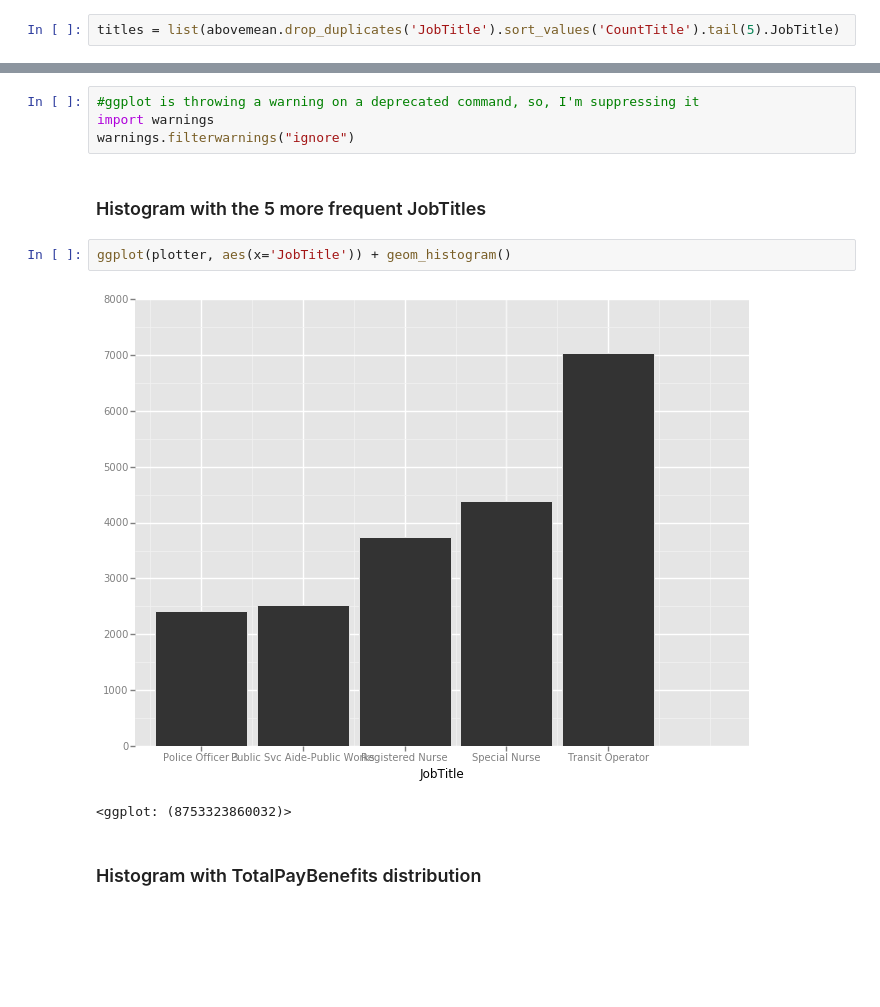
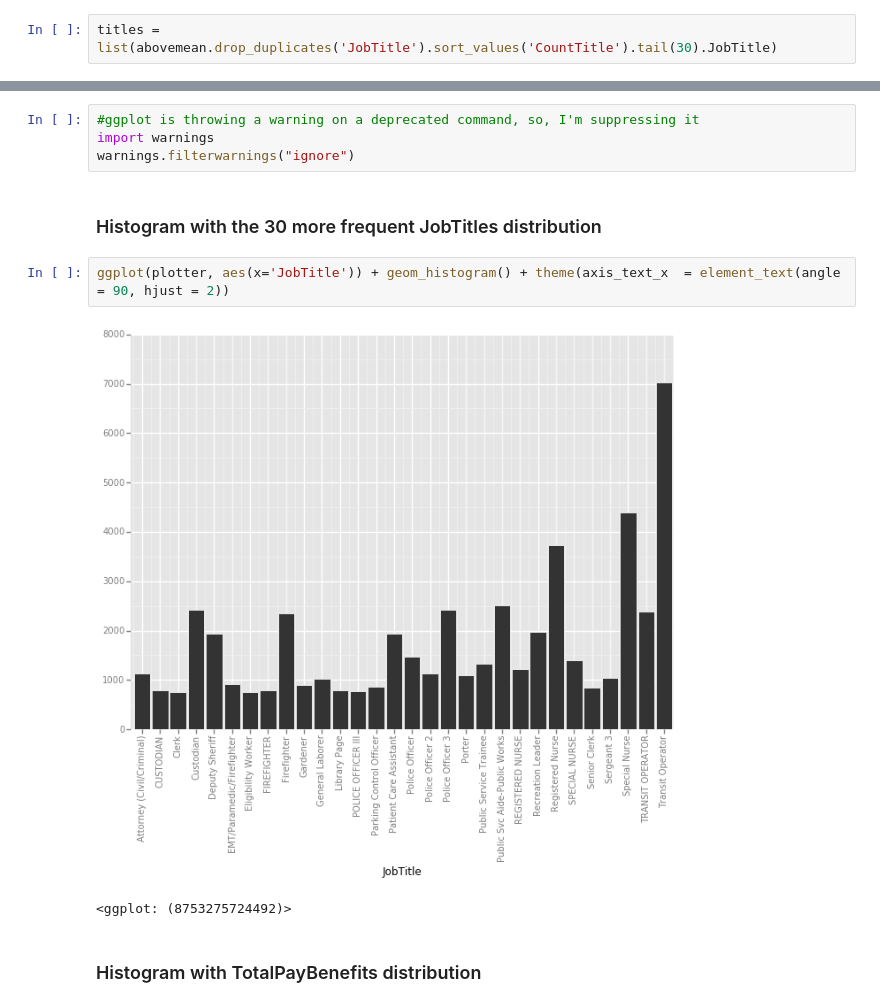
Before and after one commit to guilhermemarson/sf-salaries, a Jupyter notebook: Exploratory Analysis.ipynb, the cells around one changed output, grey strips where cells are left out. Saved outputs shown, nothing was run; the diff lists cells and outputs as text; blank space fills up the shorter version.

Commit message:
Updated JobTitle X Axis text orientation and updated the number of jobtitles from 5 to 30

```diff
--- a/Exploratory Analysis.ipynb
+++ b/Exploratory Analysis.ipynb
@@ -640,7 +640,7 @@ xticks(ind  , d.ix[:, d.ix[d['PoorMeanInc'].notnull(), 'year']])
 # %%
 from ggplot import *
 # %%
-titles = list(abovemean.drop_duplicates('JobTitle').sort_values('CountTitle').tail(5).JobTitle)
+titles = list(abovemean.drop_duplicates('JobTitle').sort_values('CountTitle').tail(30).JobTitle)
 # %%
 plotter = abovemean.ix[abovemean['JobTitle'].isin(titles)]
 # %%
@@ -648,12 +648,12 @@ plotter = abovemean.ix[abovemean['JobTitle'].isin(titles)]
 import warnings
 warnings.filterwarnings("ignore")
 # %% [markdown]
-### Histogram with the 5 more frequent JobTitles
+### Histogram with the 30 more frequent JobTitles distribution
 # %%
-ggplot(plotter, aes(x='JobTitle')) + geom_histogram()
+ggplot(plotter, aes(x='JobTitle')) + geom_histogram() + theme(axis_text_x  = element_text(angle = 90, hjust = 2))
 # %% [output]
-[figure, old version]
+[figure, new version]
-<ggplot: (8753323860032)>
+<ggplot: (8753275724492)>
 # %% [markdown]
 ### Histogram with TotalPayBenefits distribution
 # %%
```
